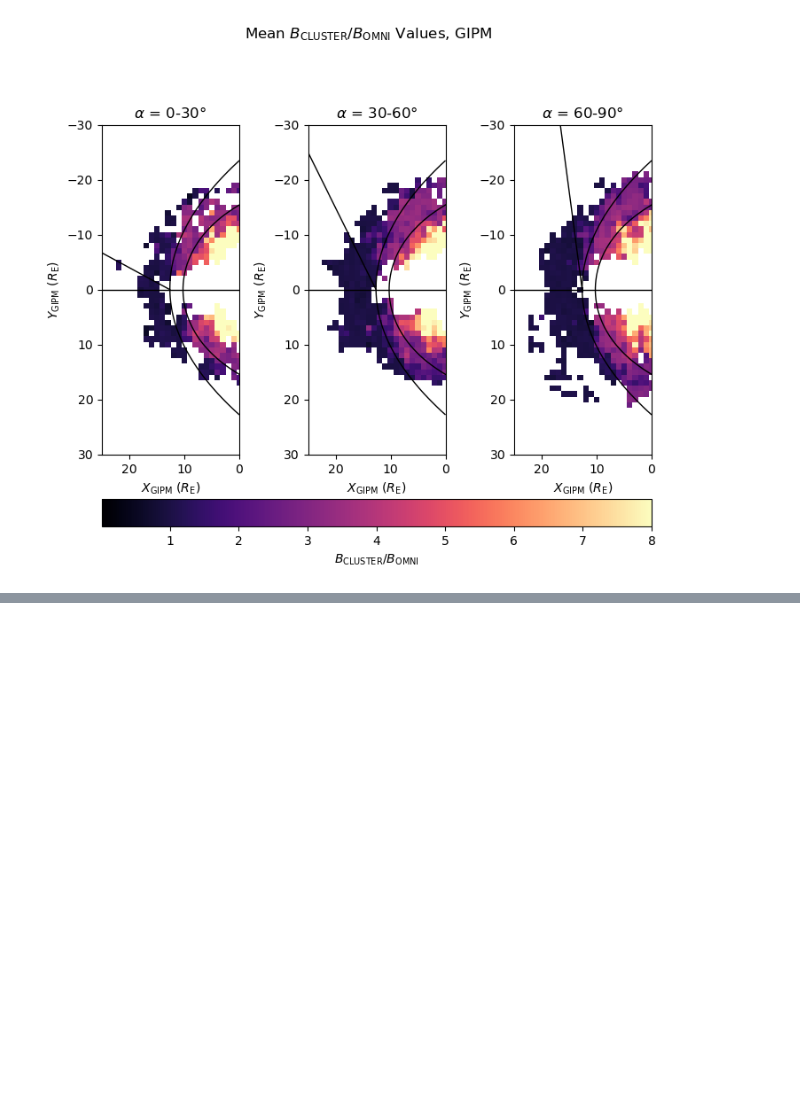
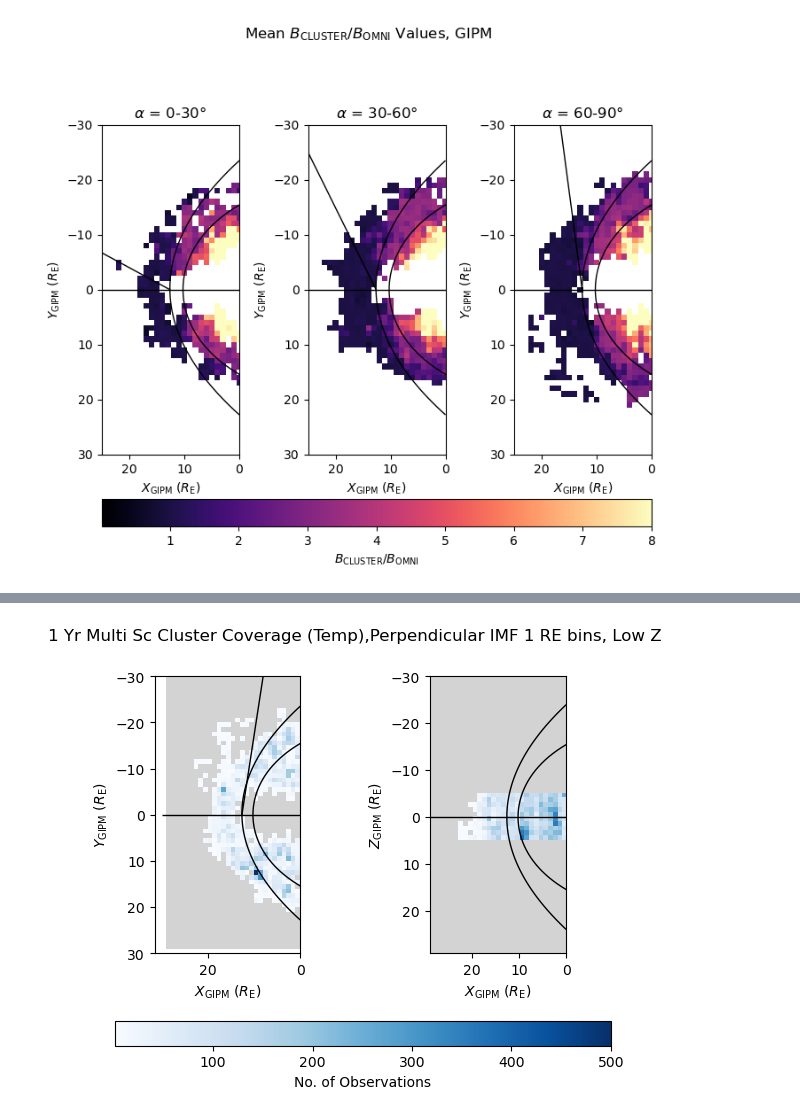
Before and after one commit to solarwindstream/gipm-mapping, a Jupyter notebook: Binning_Script.ipynb, the cells around one changed output, grey strips where cells are left out. Cells and saved outputs as stored; diff of their text form; code cells hidden in the pictures; blank space fills up the shorter version.

```diff
--- a/Binning_Script.ipynb
+++ b/Binning_Script.ipynb
@@ -424,0 +412,4 @@ histo_plot(HistXY_lowZ, HistXZ_lowZ, XMA_all, xedg, yedg, zedg, title)
+# %%
+histo_plot(cluster_all_perp_low_Z, 1, XMA_all, 75)
+# %% [output]
+[figure, added]
```
Also changed, not shown: parts of 2 cells of this notebook, 3 other files.
